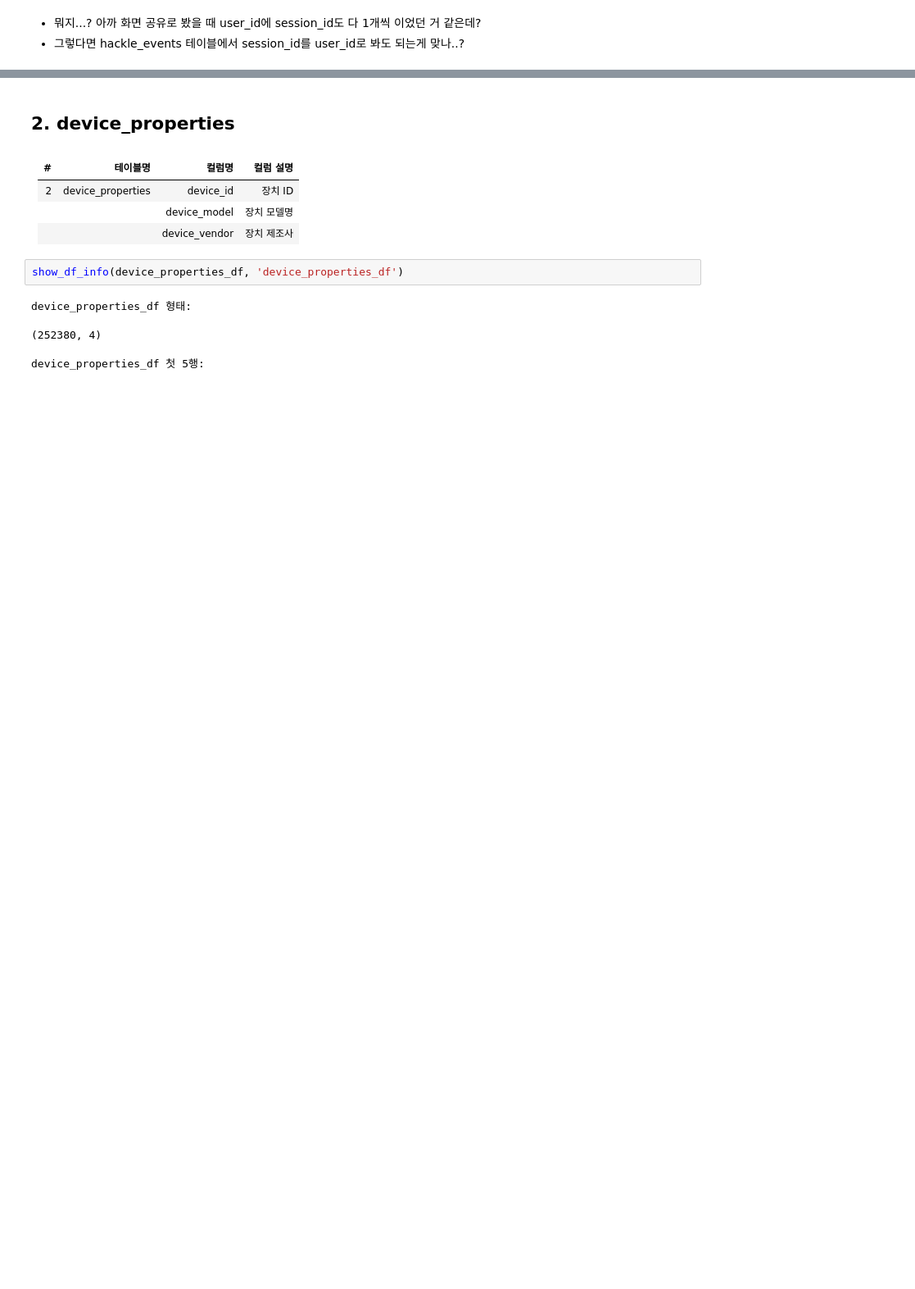
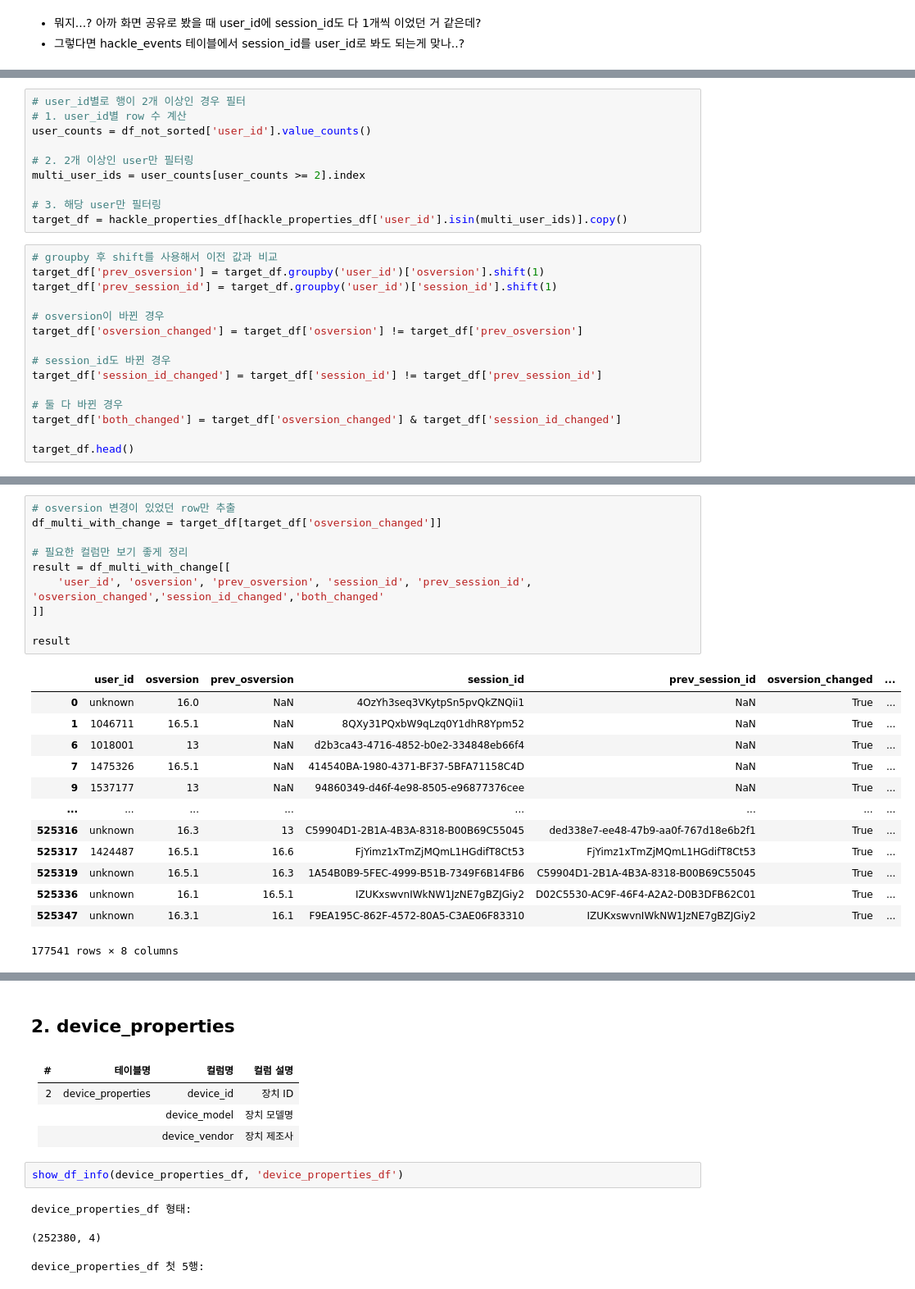
Before and after one commit to seung127/codeit_project, a Jupyter notebook: codeit-project-docker/notebooks/eda_hackle.ipynb, the cells around one changed output, grey strips where cells are left out. Shown at 82% size. Cells and saved outputs as stored; diff of their text form; blank space fills up the shorter version.

```diff
--- a/codeit-project-docker/notebooks/eda_hackle.ipynb
+++ b/codeit-project-docker/notebooks/eda_hackle.ipynb
@@ -248,0 +316,25 @@ hackle_properties_df[hackle_properties_df['user_id'] == '1459833']
+# %%
+# user_id별로 행이 2개 이상인 경우 필터
+# 1. user_id별 row 수 계산
+user_counts = df_not_sorted['user_id'].value_counts()
+
+# 2. 2개 이상인 user만 필터링
+multi_user_ids = user_counts[user_counts >= 2].index
+
+# 3. 해당 user만 필터링
+target_df = hackle_properties_df[hackle_properties_df['user_id'].isin(multi_user_ids)].copy()
+# %%
+# groupby 후 shift를 사용해서 이전 값과 비교
+target_df['prev_osversion'] = target_df.groupby('user_id')['osversion'].shift(1)
+target_df['prev_session_id'] = target_df.groupby('user_id')['session_id'].shift(1)
+
+# osversion이 바뀐 경우
+target_df['osversion_changed'] = target_df['osversion'] != target_df['prev_osversion']
+
+# session_id도 바뀐 경우
+target_df['session_id_changed'] = target_df['session_id'] != target_df['prev_session_id']
+
+# 둘 다 바뀐 경우
+target_df['both_changed'] = target_df['osversion_changed'] & target_df['session_id_changed']
+
+target_df.head()
@@ -248,0 +348,24 @@ hackle_properties_df[hackle_properties_df['user_id'] == '1459833']
+# %%
+# osversion 변경이 있었던 row만 추출
+df_multi_with_change = target_df[target_df['osversion_changed']]
+
+# 필요한 컬럼만 보기 좋게 정리
+result = df_multi_with_change[[
+    'user_id', 'osversion', 'prev_osversion', 'session_id', 'prev_session_id', 'osversion_changed','session_id_changed','both_changed'
+]]
+
+result
+# %% [output]
+|  | user_id | osversion | prev_osversion | session_id | prev_session_id | osversion_changed | ... |
+| 0 | unknown | 16.0 | NaN | 4OzYh3seq3VKytpSn5pvQkZNQii1 | NaN | True | ... |
+| 1 | 1046711 | 16.5.1 | NaN | 8QXy31PQxbW9qLzq0Y1dhR8Ypm52 | NaN | True | ... |
+| 6 | 1018001 | 13 | NaN | d2b3ca43-4716-4852-b0e2-334848eb66f4 | NaN | True | ... |
+| 7 | 1475326 | 16.5.1 | NaN | 414540BA-1980-4371-BF37-5BFA71158C4D | NaN | True | ... |
+| 9 | 1537177 | 13 | NaN | 94860349-d46f-4e98-8505-e96877376cee | NaN | True | ... |
+| ... | ... | ... | ... | ... | ... | ... | ... |
+| 525316 | unknown | 16.3 | 13 | C59904D1-2B1A-4B3A-8318-B00B69C55045 | ded338e7-ee48-47b9-aa0f-767d18e6b2f1 | True | ... |
+| 525317 | 1424487 | 16.5.1 | 16.6 | FjYimz1xTmZjMQmL1HGdifT8Ct53 | FjYimz1xTmZjMQmL1HGdifT8Ct53 | True | ... |
+| 525319 | unknown | 16.5.1 | 16.3 | 1A54B0B9-5FEC-4999-B51B-7349F6B14FB6 | C59904D1-2B1A-4B3A-8318-B00B69C55045 | True | ... |
+| 525336 | unknown | 16.1 | 16.5.1 | IZUKxswvnIWkNW1JzNE7gBZJGiy2 | D02C5530-AC9F-46F4-A2A2-D0B3DFB62C01 | True | ... |
+| 525347 | unknown | 16.3.1 | 16.1 | F9EA195C-862F-4572-80A5-C3AE06F83310 | IZUKxswvnIWkNW1JzNE7gBZJGiy2 | True | ... |
+177541 rows × 8 columns
```
Also changed, not shown: parts of 62 cells of this notebook, 1 other file.
